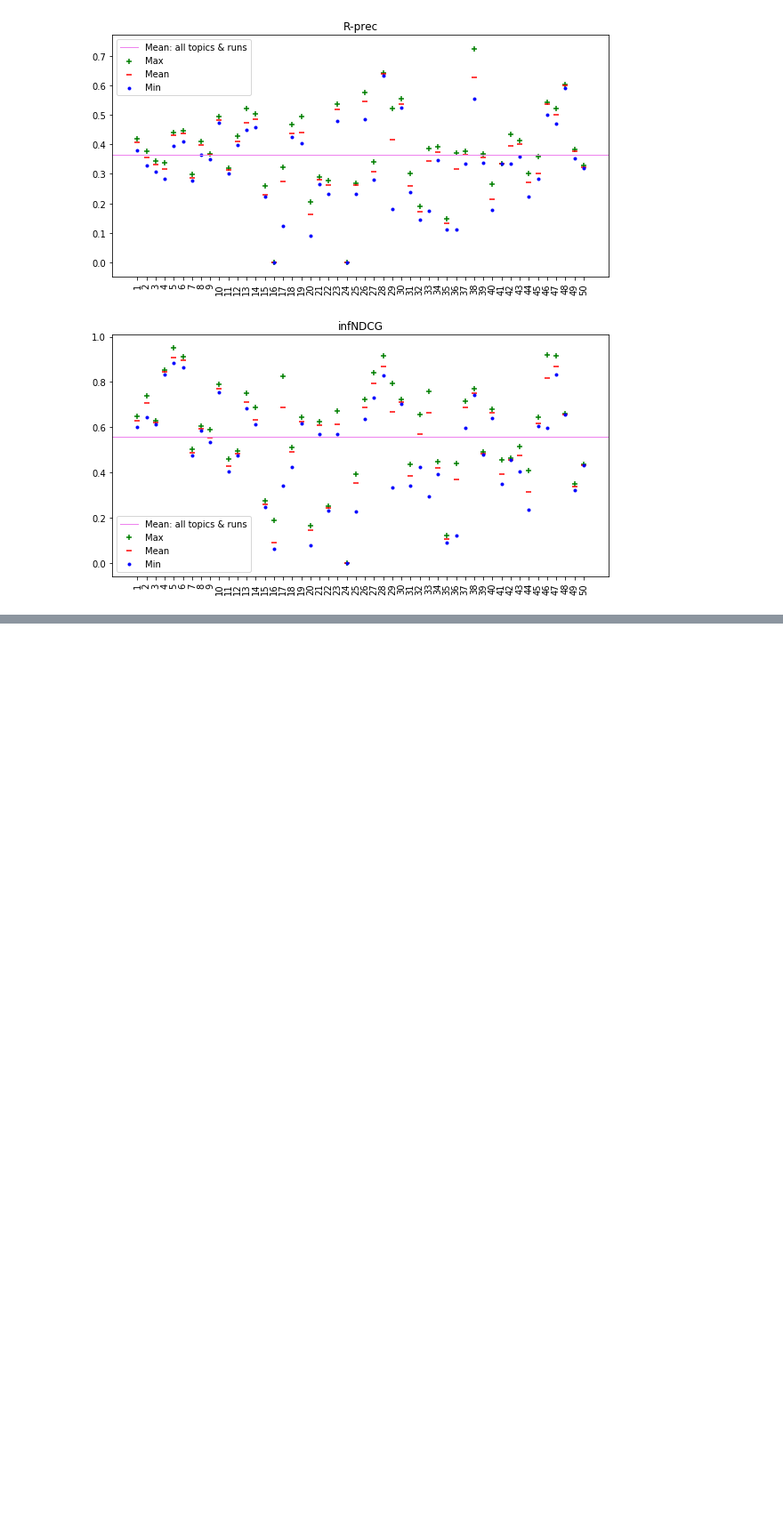
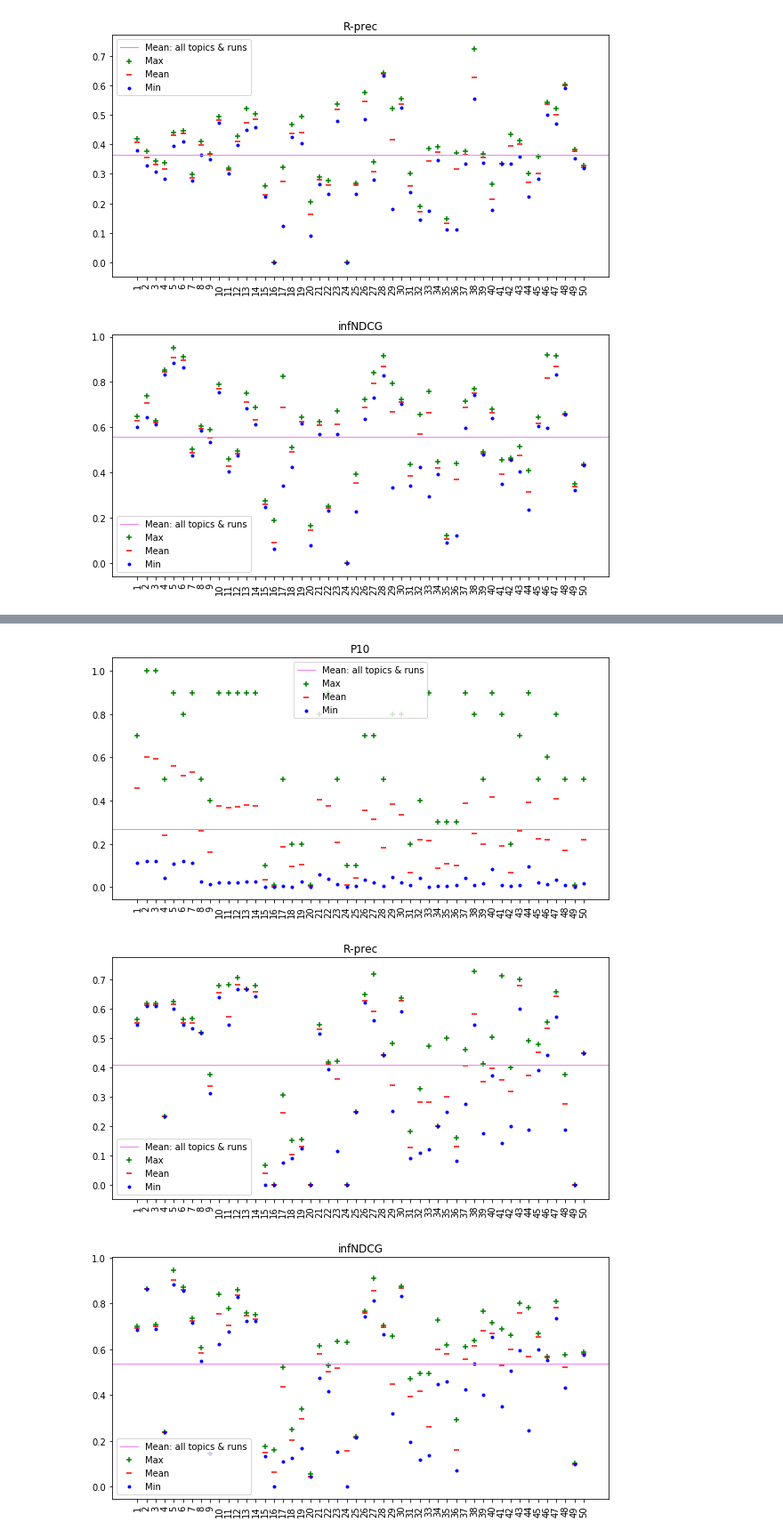
Before and after one commit to hyperlist/trec-pm, a Jupyter notebook: notebooks/Result-Analysis.ipynb, the cells around one changed output, grey strips where cells are left out. Shown: that part at 89% size. Cells and saved outputs as stored; diff of their text form; code cells hidden in the pictures; blank space fills up the shorter version.

```diff
--- a/notebooks/Result-Analysis.ipynb
+++ b/notebooks/Result-Analysis.ipynb
@@ -122,0 +169,7 @@ for metric in metrics:
+# %%
+for metric in metrics:
+    makeTopicGraph(metric)
+# %% [output]
+[figure, added]
+[figure, added]
+[figure, added]
```
Also changed, not shown: parts of 8 cells of this notebook.
